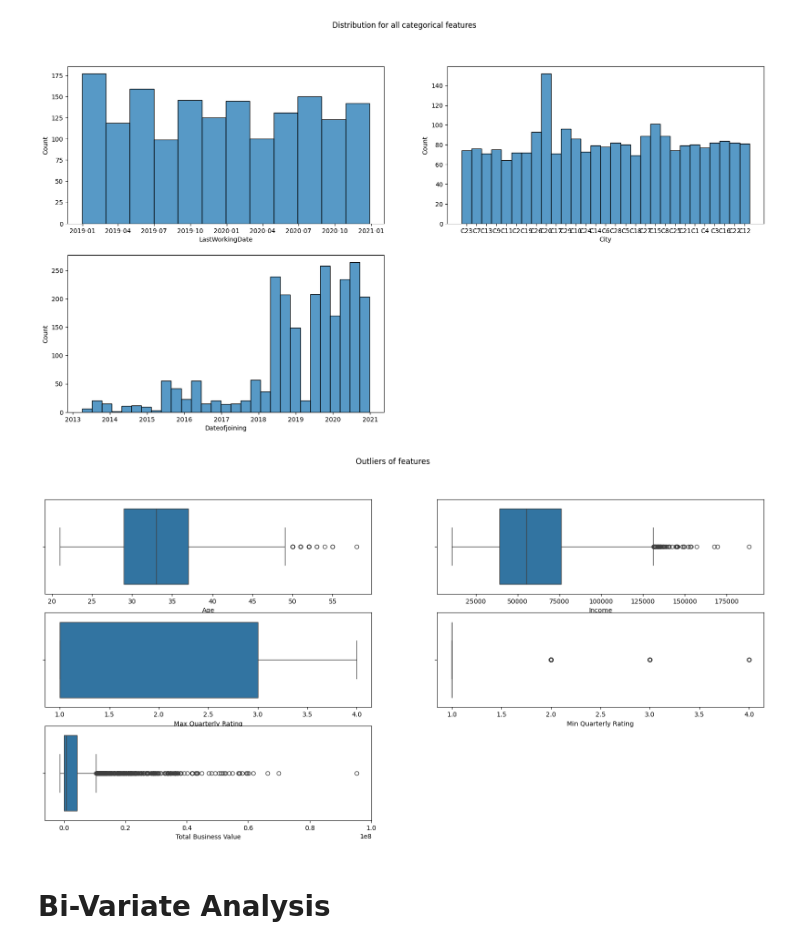
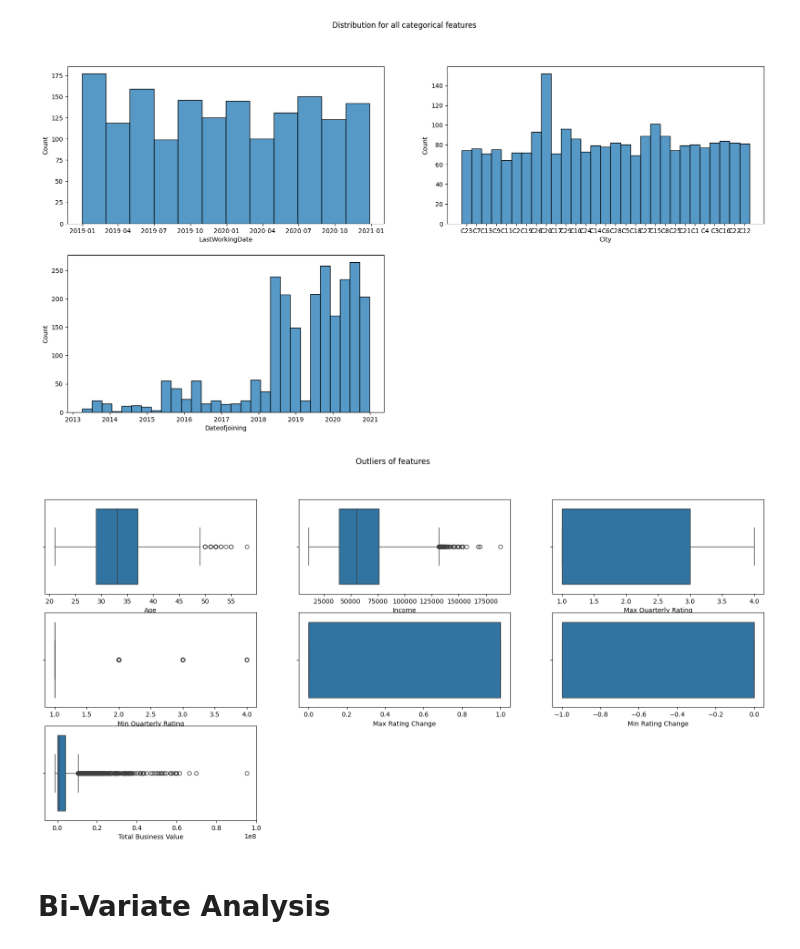
Before and after one commit to SanthoshKasam2104/ScalerCaseStudies, a Jupyter notebook: OLA_Ensemble_Learning_Santhosh_Kumar_Kasam.ipynb, the cells around one changed output. Cells and saved outputs as stored; diff of their text form; code cells hidden in the pictures.

```diff
--- a/OLA_Ensemble_Learning_Santhosh_Kumar_Kasam.ipynb
+++ b/OLA_Ensemble_Learning_Santhosh_Kumar_Kasam.ipynb
@@ -138,0 +161,10 @@ df['Driver_ID'].nunique()
+# %%
+df['Rating Change'] = df.groupby('Driver_ID')['Quarterly Rating'].diff()
+df['Rating Change'] = df['Rating Change'].fillna(0)
+df['Rating Change'] = df['Rating Change'].apply(lambda x: -1 if x>0 else 0 if x==0 else 1)
+
+df['Income Change'] = df.groupby('Driver_ID')['Income'].diff()
+df['Income Change'] = df['Income Change'].fillna(0)
+df['Income Change'] = df['Income Change'].apply(lambda x: 1 if x>0 else 0 if x==0 else -1)
+
+df
@@ -139,11 +185,11 @@ df['Driver_ID'].nunique()
 # %%
-df_driver_max = df.groupby('Driver_ID')[['Age','Gender','Grade','Income','LastWorkingDate','Quarterly Rating']].max().reset_index()
-df_driver_min = df.groupby('Driver_ID')[['Quarterly Rating']].min().reset_index()
+df_driver_max = df.groupby('Driver_ID')[['Age','Gender','Grade','Income','LastWorkingDate','Quarterly Rating','Rating Change','Income Change']].max().reset_index()
+df_driver_min = df.groupby('Driver_ID')[['Quarterly Rating','Rating Change','Income Change']].min().reset_index()
 df_driver_sum = df.groupby(['Driver_ID', 'City', 'Education_Level', 'Dateofjoining', 'Joining Designation'])['Total Business Value'].sum().reset_index()
 # %%
 df_driver_details = df_driver_max.merge(df_driver_min, on = 'Driver_ID', how = 'left')
 df_driver_details = df_driver_details.merge(df_driver_sum, on = 'Driver_ID', how = 'left')
-df_driver_details.rename(columns = {'Quarterly Rating_x': 'Max Quarterly Rating','Quarterly Rating_y': 'Min Quarterly Rating'}, inplace = True)
+df_driver_details.rename(columns = {'Quarterly Rating_x': 'Max Quarterly Rating','Quarterly Rating_y': 'Min Quarterly Rating','Rating Change_x': 'Max Rating Change','Rating Change_y': 'Min Rating Change','Income Change_x': 'Max Income Change','Income Change_y': 'Min Income Change'}, inplace = True)
 df_driver_details
 # %% [output]
 |  | Driver_ID | Age | Gender | Grade | Income | LastWorkingDate | Max Quarterly Rating | ... |
@@ -225,7 +277,7 @@ categorical_data.head()
 fig = plt.figure(figsize = (25,10))
 plt.suptitle("Distribution for all Numerical features")
 for x in range(1,len(numerical_data.columns)+1):
-  plt.subplot(2,5, x)
+  plt.subplot(3,5, x)
   sns.kdeplot(numerical_data[numerical_data.columns[x-1]])
 plt.show()
 # %% [output]
@@ -249,16 +301,16 @@ plt.show()
 # %% [output]
 [figure]
 # %%
-boxplotcolumns = ['Age', 'Income', 'Max Quarterly Rating', 'Min Quarterly Rating','Total Business Value']
+boxplotcolumns = ['Age', 'Income', 'Max Quarterly Rating', 'Min Quarterly Rating','Max Rating Change','Min Rating Change','Total Business Value']
 
 fig = plt.figure(figsize = (20,9))
 plt.suptitle("Outliers of features")
 for x in range(1,len(boxplotcolumns)+1):
-  plt.subplot(3,2, x)
+  plt.subplot(3,3, x)
   sns.boxplot(x=df_driver_details[boxplotcolumns[x-1]])
 plt.show()
 # %% [output]
-[figure, old version]
+[figure, new version]
 # %% [markdown]
 # Bi-Variate Analysis
 # %%
```
Also changed, not shown: parts of 12 cells of this notebook.
